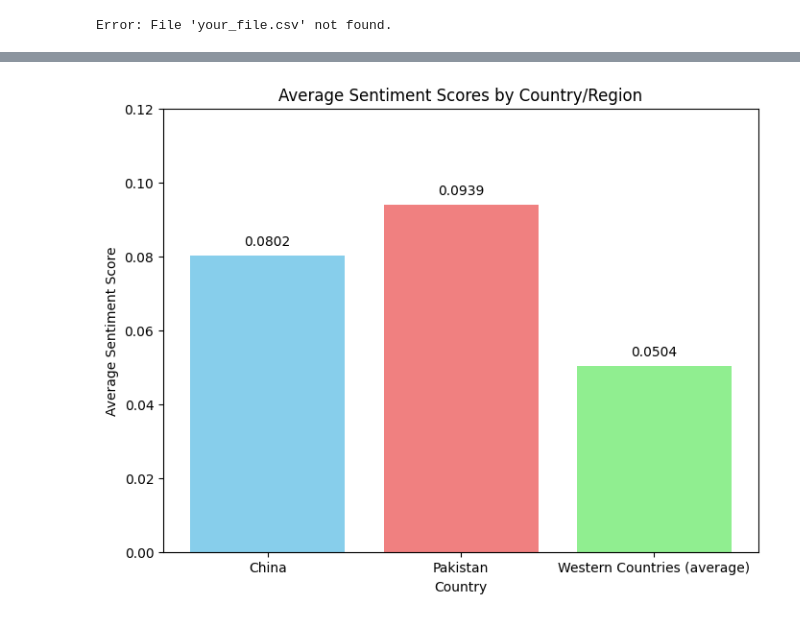
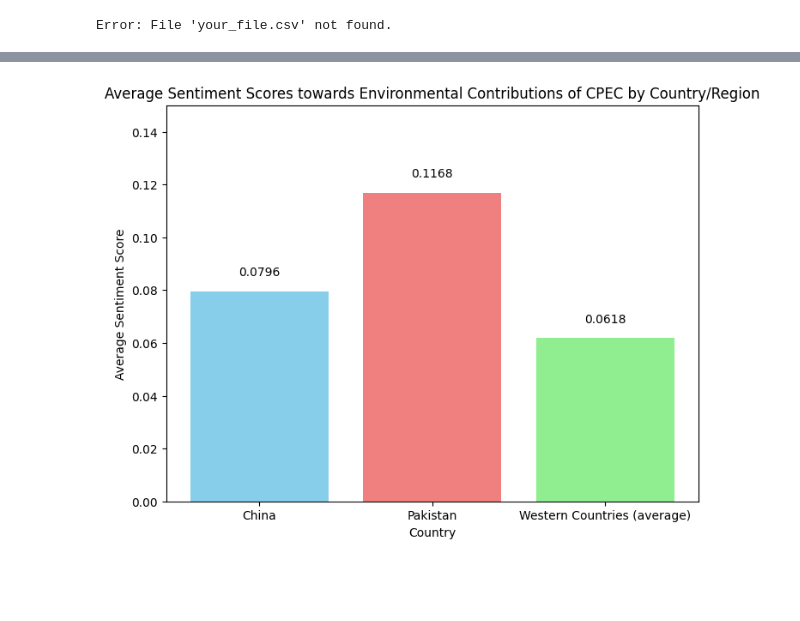
Before and after one commit to ilinashah177/Coursework-Website, a Jupyter notebook: Copy_of_Sentiment_Analysis_and_Mapping.ipynb, the cells around one changed output, grey strips where cells are left out. Cells and saved outputs as stored; diff of their text form; code cells hidden in the pictures; blank space fills up the shorter version.

```diff
--- a/Copy_of_Sentiment_Analysis_and_Mapping.ipynb
+++ b/Copy_of_Sentiment_Analysis_and_Mapping.ipynb
@@ -193,18 +244,20 @@ Western Countries (average): 0.05037873874660561
 # %%
+import matplotlib.pyplot as plt
+
 countries = ['China', 'Pakistan', 'Western Countries (average)']
-average_sentiments = [0.080212609023992, 0.09386101308253932, 0.05037873874660561]
-
+average_sentiments = [0.07956334325731854, 0.11676049104812321, 0.06181507328639728]
 
 plt.figure(figsize=(8, 6))
-plt.bar(countries, average_sentiments, color=['skyblue', 'lightcoral', 'lightgreen'])
-plt.title('Average Sentiment Scores by Country/Region')
+bars = plt.bar(countries, average_sentiments, color=['skyblue', 'lightcoral', 'lightgreen']) # Store the bar objects
+plt.title('Average Sentiment Scores towards Environmental Contributions of CPEC by Country/Region')
 plt.xlabel('Country')
 plt.ylabel('Average Sentiment Score')
-plt.ylim(0, 0.12)  # Adjust y-axis limit for better visualization
+plt.ylim(0, 0.15)
 
-for i, v in enumerate(average_sentiments):
-    plt.text(i, v + 0.002, f"{v:.4f}", ha='center', va='bottom', fontsize=10)
+for bar, sentiment in zip(bars, average_sentiments):
+    yval = bar.get_height()
+    plt.text(bar.get_x() + bar.get_width()/2, yval + 0.005, round(sentiment, 4), ha='center', va='bottom')
 
 plt.show()
 # %% [output]
-[figure, old version]
+[figure, new version]
```
Also changed, not shown: parts of 7 cells of this notebook.
